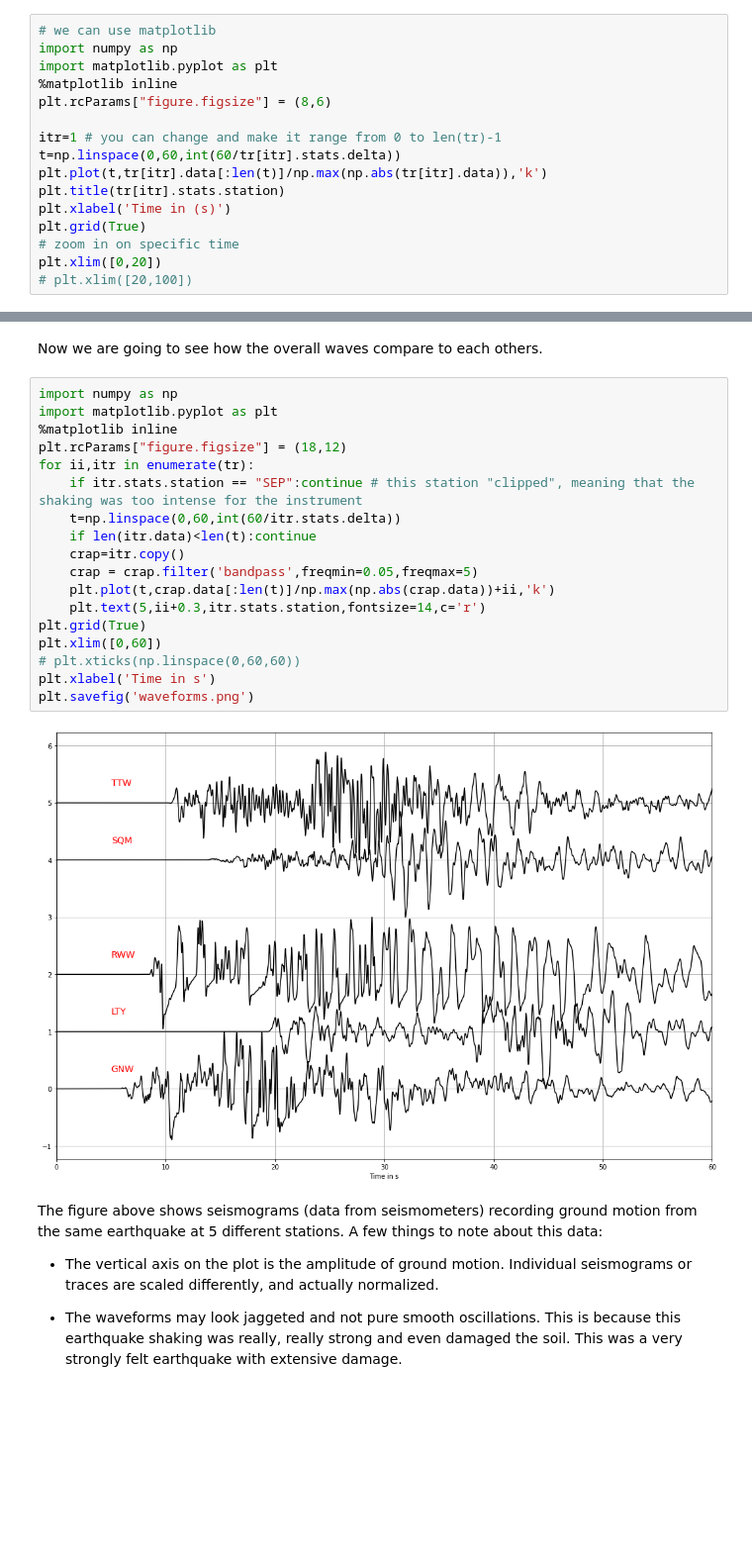
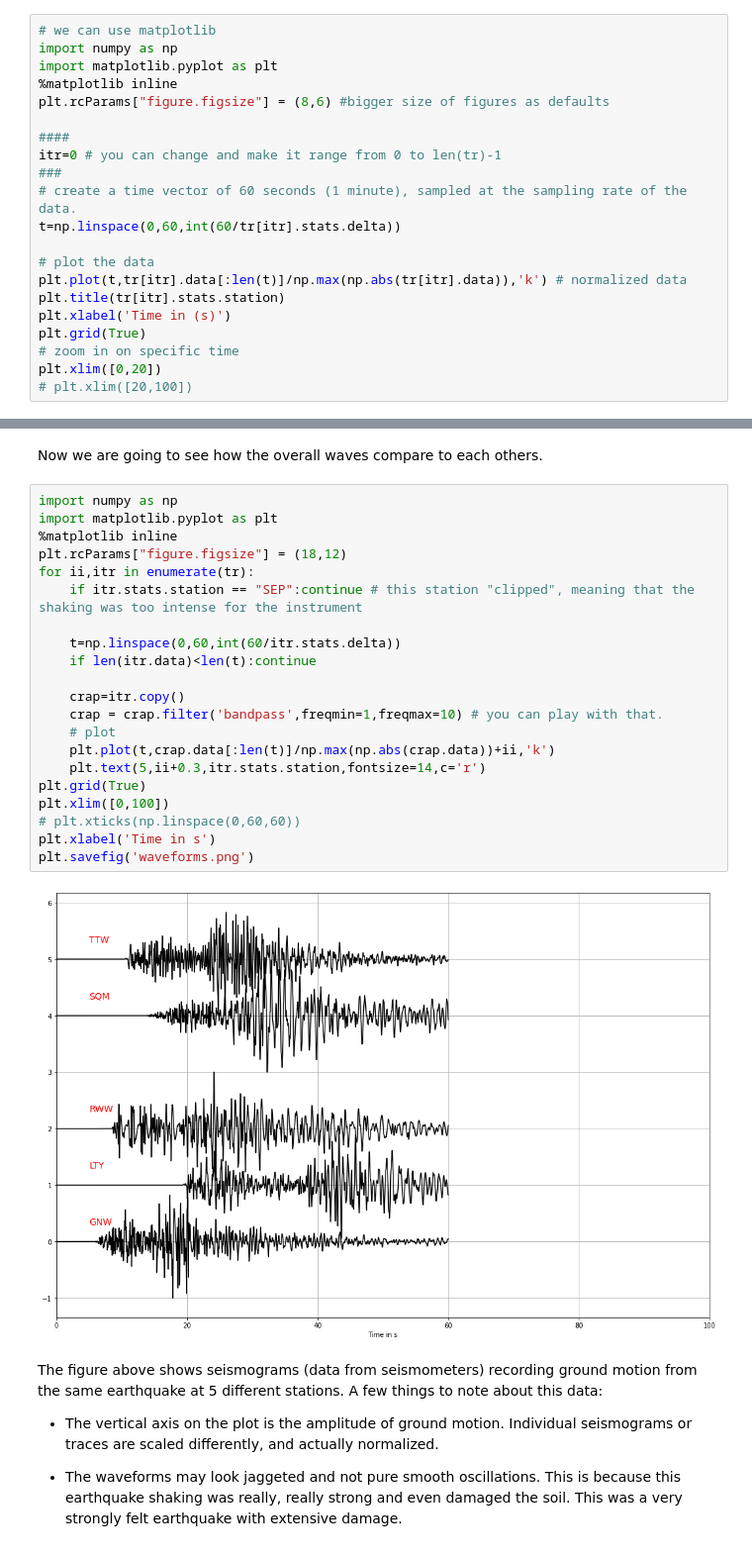
Before and after one commit to UW-geophysics-edu/ESS314-fall22, a Jupyter notebook: LABS/LAB5/Lab5.ipynb, the cells around one changed output, grey strips where cells are left out. Shown at 99% size. Saved outputs shown, nothing was run; the diff lists cells and outputs as text; blank space fills up the shorter version.

```diff
--- a/LABS/LAB5/Lab5.ipynb
+++ b/LABS/LAB5/Lab5.ipynb
@@ -171,11 +173,16 @@ TTW
 import numpy as np
 import matplotlib.pyplot as plt
 %matplotlib inline
-plt.rcParams["figure.figsize"] = (8,6)
+plt.rcParams["figure.figsize"] = (8,6) #bigger size of figures as defaults
 
-itr=1 # you can change and make it range from 0 to len(tr)-1
+####
+itr=0 # you can change and make it range from 0 to len(tr)-1
+###
+# create a time vector of 60 seconds (1 minute), sampled at the sampling rate of the data.
 t=np.linspace(0,60,int(60/tr[itr].stats.delta))
-plt.plot(t,tr[itr].data[:len(t)]/np.max(np.abs(tr[itr].data)),'k')
+
+# plot the data
+plt.plot(t,tr[itr].data[:len(t)]/np.max(np.abs(tr[itr].data)),'k') # normalized data
 plt.title(tr[itr].stats.station)
 plt.xlabel('Time in (s)')
 plt.grid(True)
@@ -196,23 +203,26 @@ Now we are going to see how the overall waves compare to each others.
 # %%
 import numpy as np
 import matplotlib.pyplot as plt
 %matplotlib inline
 plt.rcParams["figure.figsize"] = (18,12)
 for ii,itr in enumerate(tr):
     if itr.stats.station == "SEP":continue # this station "clipped", meaning that the shaking was too intense for the instrument
+
     t=np.linspace(0,60,int(60/itr.stats.delta))
     if len(itr.data)<len(t):continue
+
     crap=itr.copy()
-    crap = crap.filter('bandpass',freqmin=0.05,freqmax=5)
+    crap = crap.filter('bandpass',freqmin=1,freqmax=10) # you can play with that.
+    # plot
     plt.plot(t,crap.data[:len(t)]/np.max(np.abs(crap.data))+ii,'k')
     plt.text(5,ii+0.3,itr.stats.station,fontsize=14,c='r')
 plt.grid(True)
-plt.xlim([0,60])
+plt.xlim([0,100])
 # plt.xticks(np.linspace(0,60,60))
 plt.xlabel('Time in s')
 plt.savefig('waveforms.png')
 # %% [output]
-[figure, old version]
+[figure, new version]
 # %% [markdown]
 
 
```
Also changed, not shown: parts of 6 cells of this notebook, 1 other file.
